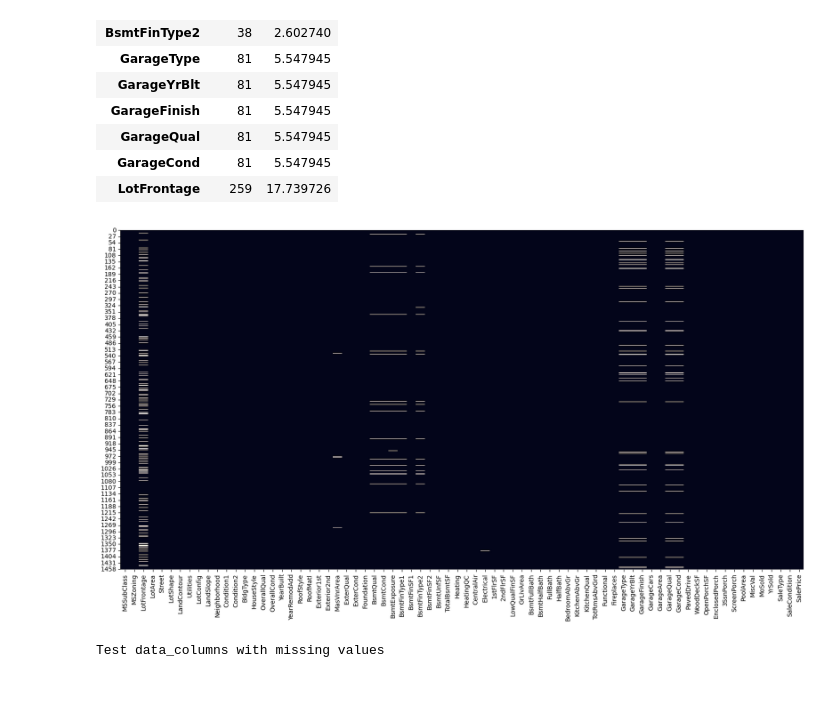
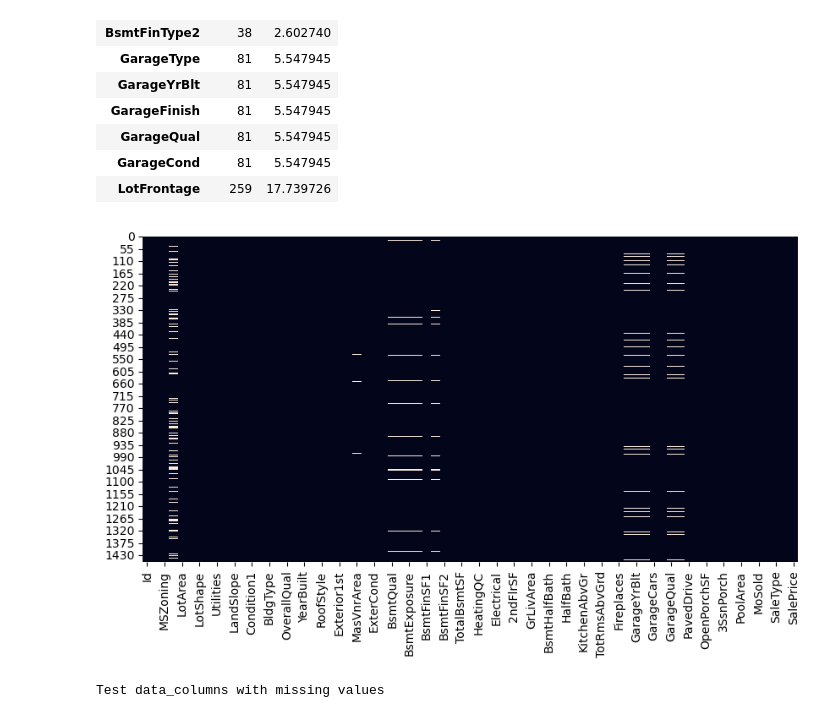
Before and after one commit to Sheng214/Springboard_MyProjects, a Jupyter notebook: Capstone_Two/Capstone Two_EDA.ipynb, the cells around one changed output. Drawn from its saved outputs; the diff is of its cells as text; code cells hidden in the pictures; blank space fills up the shorter version.

```diff
--- a/Capstone_Two/Capstone Two_EDA.ipynb
+++ b/Capstone_Two/Capstone Two_EDA.ipynb
@@ -49,12 +49,12 @@ Train data_columns with missing values
 | LotFrontage | 259 | 17.739726 |
 # %%
 # display the missing value distribution in train data
-plt.figure(figsize=(20, 10))
+plt.figure(figsize=(10, 5))
 sns.heatmap(df_train.isnull(), cbar=False)
 plt.xticks(rotation=90)
 plt.show()
 # %% [output]
-[figure, old version]
+[figure, new version]
 # %%
 # only show columns with missing values of Test data
 print("Test data_columns with missing values")
```
Also changed, not shown: parts of 115 cells of this notebook, 3 other files.
